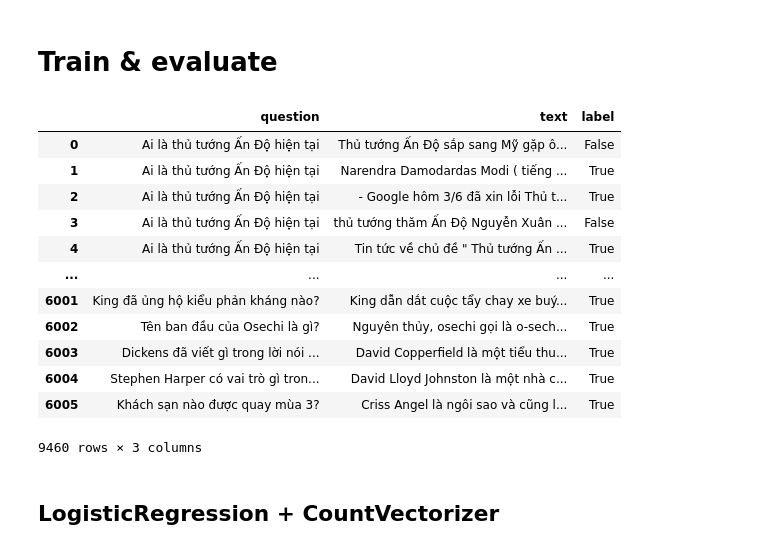
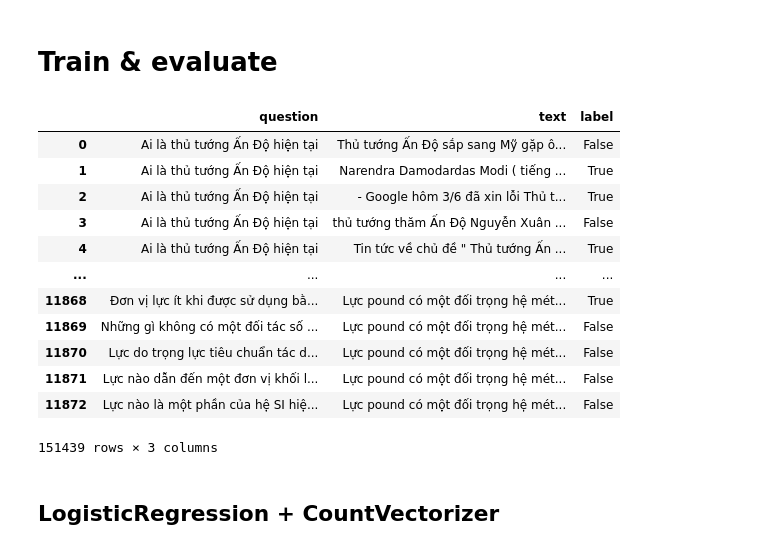
Before and after one commit to NewLuminous/Zalo-Vietnamese-Wiki-QA, a Jupyter notebook: train.ipynb, the cells around one changed output. Cells and saved outputs as stored; diff of their text form; code cells hidden in the pictures.

```diff
--- a/train.ipynb
+++ b/train.ipynb
@@ -49,24 +47,24 @@ X = zalo_data.drop(columns=['label'])
 y = zalo_data['label']
 X_train, X_test, y_train, y_test = train_test_split(X, y, test_size = 0.1, random_state=42)
 # %%
-extra_data = data_loading.load(['mailong25', 'facebook'])
+extra_data = data_loading.load(['mailong25', 'facebook', 'squad'])
 X_train = X_train.append(extra_data.drop(columns=['label']))
 y_train = y_train.append(extra_data['label'])
 extra_data
 # %% [output]
 |  | question | text | label |
 | 0 | Ai là thủ tướng Ấn Độ hiện tại | Thủ tướng Ấn Độ sắp sang Mỹ gặp ô... | False |
 | 1 | Ai là thủ tướng Ấn Độ hiện tại | Narendra Damodardas Modi ( tiếng ... | True |
 | 2 | Ai là thủ tướng Ấn Độ hiện tại | - Google hôm 3/6 đã xin lỗi Thủ t... | True |
 | 3 | Ai là thủ tướng Ấn Độ hiện tại | thủ tướng thăm Ấn Độ Nguyễn Xuân ... | False |
 | 4 | Ai là thủ tướng Ấn Độ hiện tại | Tin tức về chủ đề " Thủ tướng Ấn ... | True |
 | ... | ... | ... | ... |
-| 6001 | King đã ủng hộ kiểu phản kháng nào? | King dẫn dắt cuộc tẩy chay xe buý... | True |
-| 6002 | Tên ban đầu của Osechi là gì? | Nguyên thủy, osechi gọi là o-sech... | True |
-| 6003 | Dickens đã viết gì trong lời nói ... | David Copperfield là một tiểu thu... | True |
-| 6004 | Stephen Harper có vai trò gì tron... | David Lloyd Johnston là một nhà c... | True |
-| 6005 | Khách sạn nào được quay mùa 3? | Criss Angel là ngôi sao và cũng l... | True |
+| 11868 | Đơn vị lực ít khi được sử dụng bằ... | Lực pound có một đối trọng hệ mét... | True |
+| 11869 | Những gì không có một đối tác số ... | Lực pound có một đối trọng hệ mét... | False |
+| 11870 | Lực do trọng lực tiêu chuẩn tác d... | Lực pound có một đối trọng hệ mét... | False |
+| 11871 | Lực nào dẫn đến một đơn vị khối l... | Lực pound có một đối trọng hệ mét... | False |
+| 11872 | Lực nào là một phần của hệ SI hiệ... | Lực pound có một đối trọng hệ mét... | False |
-9460 rows × 3 columns
+151439 rows × 3 columns
 # %% [markdown]
 ## LogisticRegression + CountVectorizer
 # %%
```
Also changed, not shown: parts of 17 cells of this notebook, 10 other files.
